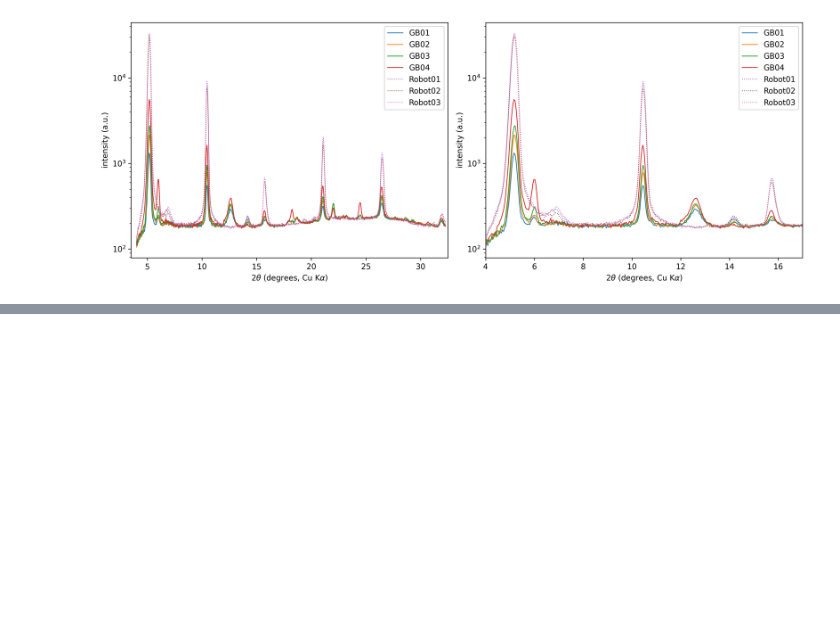
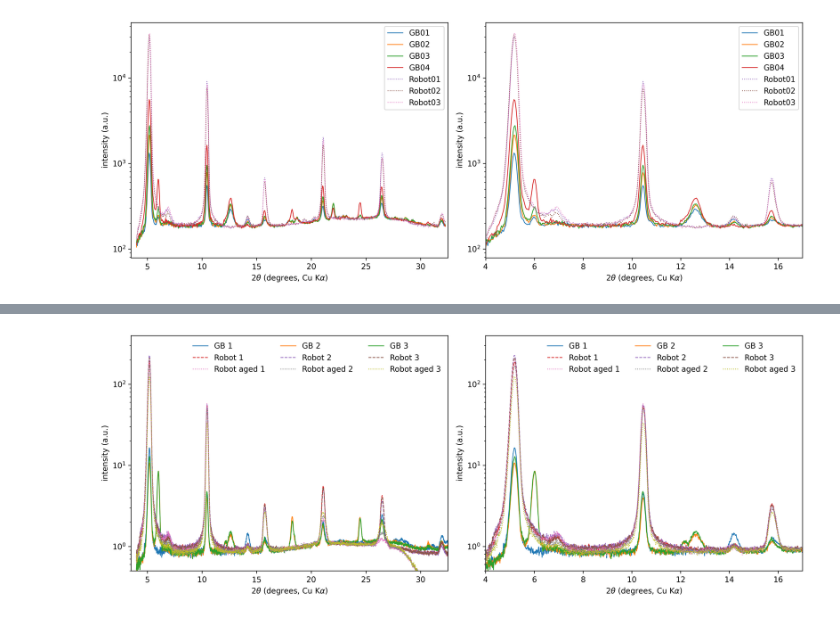
Before and after one commit to yyrliu/lbl-snipplets, a Jupyter notebook: xrd-plot.ipynb, the cells around one changed output, grey strips where cells are left out. Cells and saved outputs as stored; diff of their text form; code cells hidden in the pictures; blank space fills up the shorter version.

Commit message:
Update plotting

```diff
--- a/xrd-plot.ipynb
+++ b/xrd-plot.ipynb
@@ -179,3 +179,11 @@ axs[1].set_xlim(4, 17)
 fig.savefig(Path(data_dir, f"{data_dir.stem}.jpg"))
 # %% [output]
 [figure]
+# %%
+from pathlib import Path
+
+data_dir = Path(r"G:\My Drive\LPS\20250709_S_MeOMBAI_prestudy_2\XRD")
+
+xy_files = list(data_dir.glob('*exported.xy'))
+
+print(xy_files)
@@ -181,0 +192,90 @@ fig.savefig(Path(data_dir, f"{data_dir.stem}.jpg"))
+# %%
+import pandas as pd
+from scipy.ndimage import gaussian_filter1d
+import matplotlib.pyplot as plt
+
+def map_filename_to_label(filename):
+    mapping = {
+        "20250709_S_MeO_A01_000_exported" : "GB 1",
+        "20250709_S_MeO_A02_000_exported" : "GB 2",
+        "20250709_S_MeO_A03_000_exported" : "GB 3",
+        "20250709_S_MeO_B01_000_exported" : "Robot 1",
+        "20250709_S_MeO_B02_000_exported" : "Robot 2",
+        "20250709_S_MeO_B03_000_exported" : "Robot 3",
+        "20250709_S_MeO_2_A01_001_exported": "Robot aged 1",
+        "20250709_S_MeO_2_A02_001_exported": "Robot aged 2",
+        "20250709_S_MeO_2_A03_001_exported": "Robot aged 3",
+    }
+    try:
+        return "int_" + mapping[filename.removeprefix("int_")]
+    except KeyError:
+        return filename
+
+def map_filename_to_linestyle(filename):
+    filename = filename.removeprefix("int_")
+    if filename.startswith("GB"):
+        return '-'
+    elif filename.startswith("Robot aged"):
+        return ':'
+    else:
+        return '--'
+
+Co_K_alpha = 1.7902
+Cu_K_alpha = 1.5406
+
+dfs = []
+for xy_file in xy_files:
+
+    two_theta_Co_col = f"2theta_Co_{xy_file.stem}"
+    int_col = f"int_{xy_file.stem}"
+
+    df = pd.read_csv(xy_file, sep=" ", skiprows=1, names=[two_theta_Co_col, int_col])
+    df = df.assign(**{
+        "2theta_Cu": lambda x: x[two_theta_Co_col] * Cu_K_alpha / Co_K_alpha
+    })
+    df = df.set_index("2theta_Cu")
+    df = df[(df.index > 4) & (df.index < 50.5)]
+    # peaks, _ = find_peaks(df[int_col], prominence=[0.6, None])
+    # df[int_col] = gaussian_filter1d(df[int_col], sigma=10)
+    dfs.append(df)
+
+df = pd.concat(dfs, axis=1)
+
+df = df.rename(columns=map_filename_to_label)
+
+fig, axs = plt.subplots(nrows=1, ncols=2, figsize=(13, 5), dpi=300, layout="tight")
+axs[0].set_xlim(3.5, 32.5)
+
+colums_to_plot = [
+    "GB 1", "GB 3",
+    "Robot 1",
+    "Robot aged 1"
+]
+
+# colums_to_plot = [
+#     "GB 1", "GB 2", "GB 3",
+#     "Robot 1", "Robot 2", "Robot 3",
+#     "Robot aged 1", "Robot aged 2", "Robot aged 3"
+# ]
+
+for ax in axs:
+    for intensity_col in [col for col in sorted(df.columns) if col.startswith("int_") and col.removeprefix("int_") in colums_to_plot]:
+        df_to_plot = df[[intensity_col]].dropna()
+        ax.plot(df_to_plot.index, df_to_plot[intensity_col], label=intensity_col.removeprefix("int_"), lw=1, linestyle=map_filename_to_linestyle(intensity_col))
+
+    ax.set_yscale('log')
+    ax.set_xlabel("$2\\theta$ (degrees, Cu K$\\alpha$)")
+    ax.set_ylabel("intensity (a.u.)")
+    ax.set_ylim(0.5, ax.get_ylim()[1])  # Set y-limits to start from 0.1
+    ax.legend()
+
+    handles, labels = ax.get_legend_handles_labels()
+    order = sorted(range(len(labels)), key=lambda i: (i % 3))
+    legend = ax.legend(ncols=3, handles=[handles[idx] for idx in order],
+                      labels=[labels[idx] for idx in order], framealpha=0)
+
+axs[1].set_xlim(4, 17)
+
+fig.savefig(Path(data_dir, f"{data_dir.parent.stem}.jpg"))
+# %% [output]
+[figure, added]
```
Also changed, not shown: parts of 1 cell of this notebook, 1 other file.
